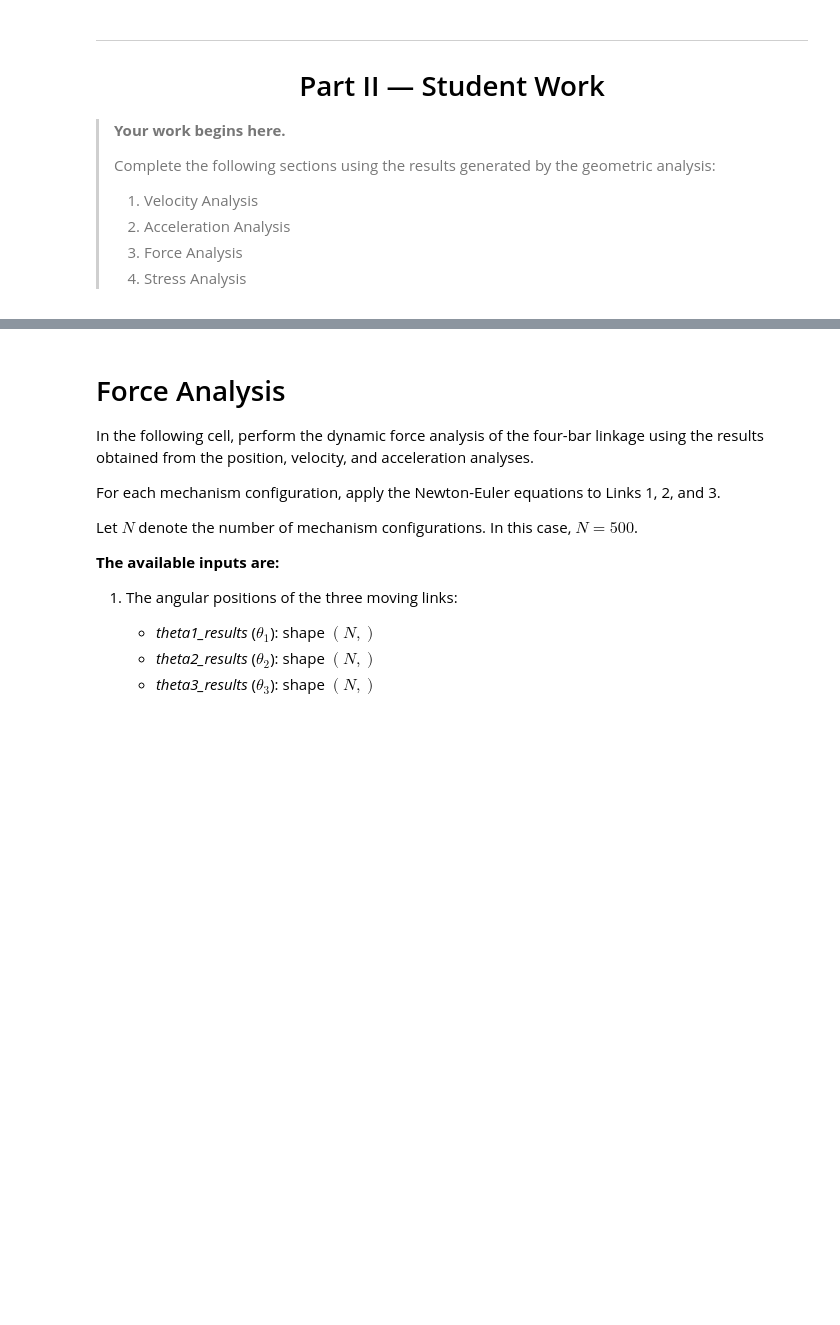
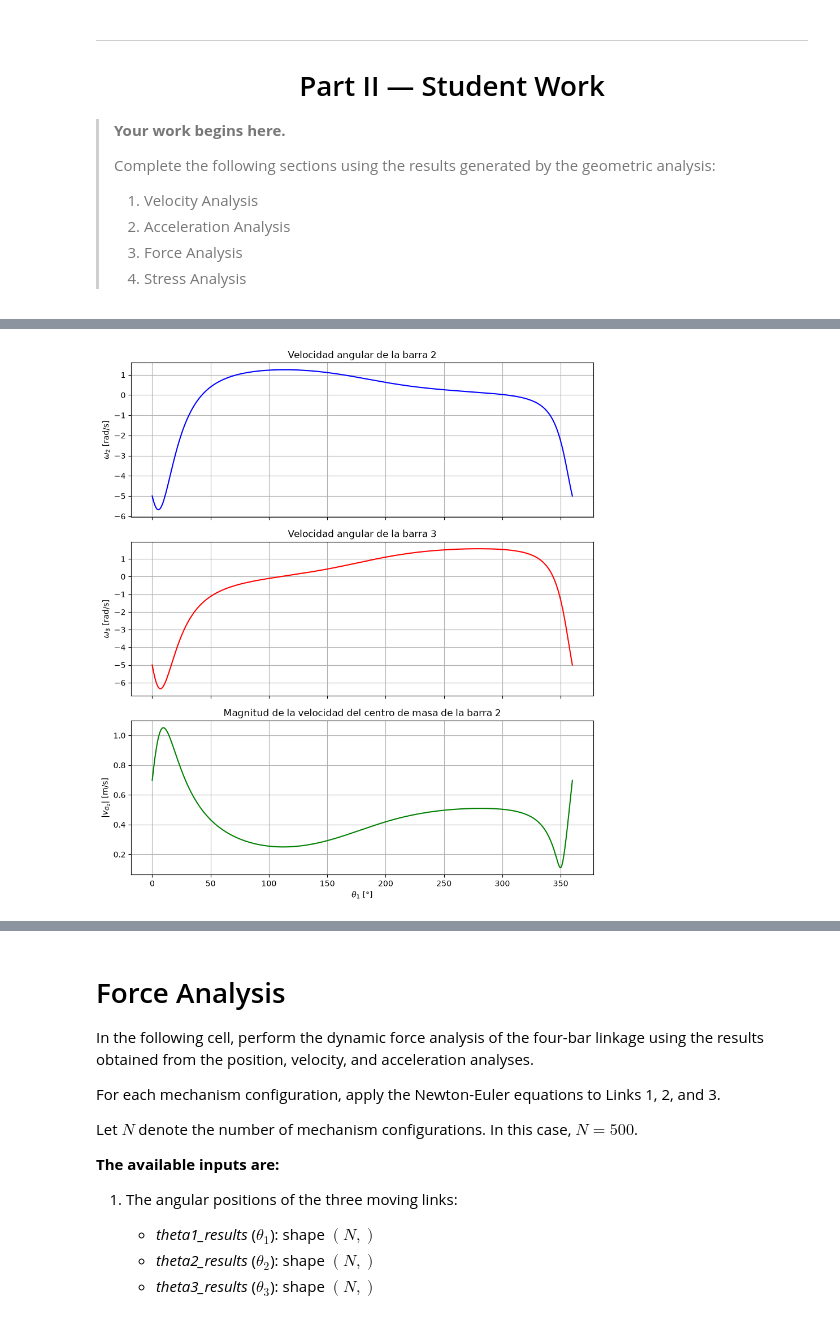
Before and after one commit to AleSG24/tarea_1_dinamica, a Jupyter notebook: 4-Bar Linkage A.ipynb, the cells around one changed output, grey strips where cells are left out. Drawn from its saved outputs; the diff is of its cells as text; code cells hidden in the pictures; blank space fills up the shorter version.

```diff
--- a/4-Bar Linkage A.ipynb
+++ b/4-Bar Linkage A.ipynb
@@ -296,36 +296,64 @@ for i in range(N):
 
 #Matriz de coeficientes
     A = np.array([
 
         [L2*np.sin(theta2), -L3*np.sin(theta3)],
         [-L2*np.cos(theta2), L3*np.cos(theta3)]
 
     ])
 
 #vector al cual se iguala la matriz de coeficientes
 
     b = np.array([
 
         -L1*omega1*np.sin(theta1),
          L1*omega1*np.cos(theta1)
 
     ])
 
     w2, w3 = np.linalg.solve(A, b)
 
 
-    omega2_results = np.append(omega2_results, w2)
+    omega2_results[i] = w2
 
-    omega3_results = np.append(omega3_results, w3)
+    omega3_results[i] = w3
 
 #Ahora, para la magnitud de la velocidad en el centro de masa
 
     V_COMX = (-L2/2)*w2*np.sin(theta2) - L1*omega1*np.sin(theta1)
     V_COMY = (L2/2)*w2*np.cos(theta2) + L1*omega1*np.cos(theta1)
 
     vel_COM = np.sqrt((V_COMX**2) + (V_COMY**2))
 
-    vG_magnitude_results = np.append(vG_magnitude_results, vel_COM)
+    vG_magnitude_results[i] = vel_COM
+
+
+#Graficacion
+
+theta1_deg = np.rad2deg(theta1_results)
+
+fig, axes = plt.subplots(3, 1, figsize=(9, 10), sharex=True)
+
+axes[0].plot(theta1_deg, omega2_results, color="blue")
+axes[0].set_ylabel(r"$\omega_2$ [rad/s]")
+axes[0].set_title("Velocidad angular de la barra 2")
+axes[0].grid(True)
+
+axes[1].plot(theta1_deg, omega3_results, color="red")
+axes[1].set_ylabel(r"$\omega_3$ [rad/s]")
+axes[1].set_title("Velocidad angular de la barra 3")
+axes[1].grid(True)
+
+axes[2].plot(theta1_deg, vG_magnitude_results, color="green")
+axes[2].set_ylabel(r"$|v_{G_2}|$ [m/s]")
+axes[2].set_xlabel(r"$\theta_1$ [°]")
+axes[2].set_title("Magnitud de la velocidad del centro de masa de la barra 2")
+axes[2].grid(True)
+
+plt.tight_layout()
+plt.show()
+# %% [output]
+[figure, added]
 # %% [markdown]
 # Acceleration Analysis
 
```
Also changed, not shown: parts of 2 cells of this notebook.
